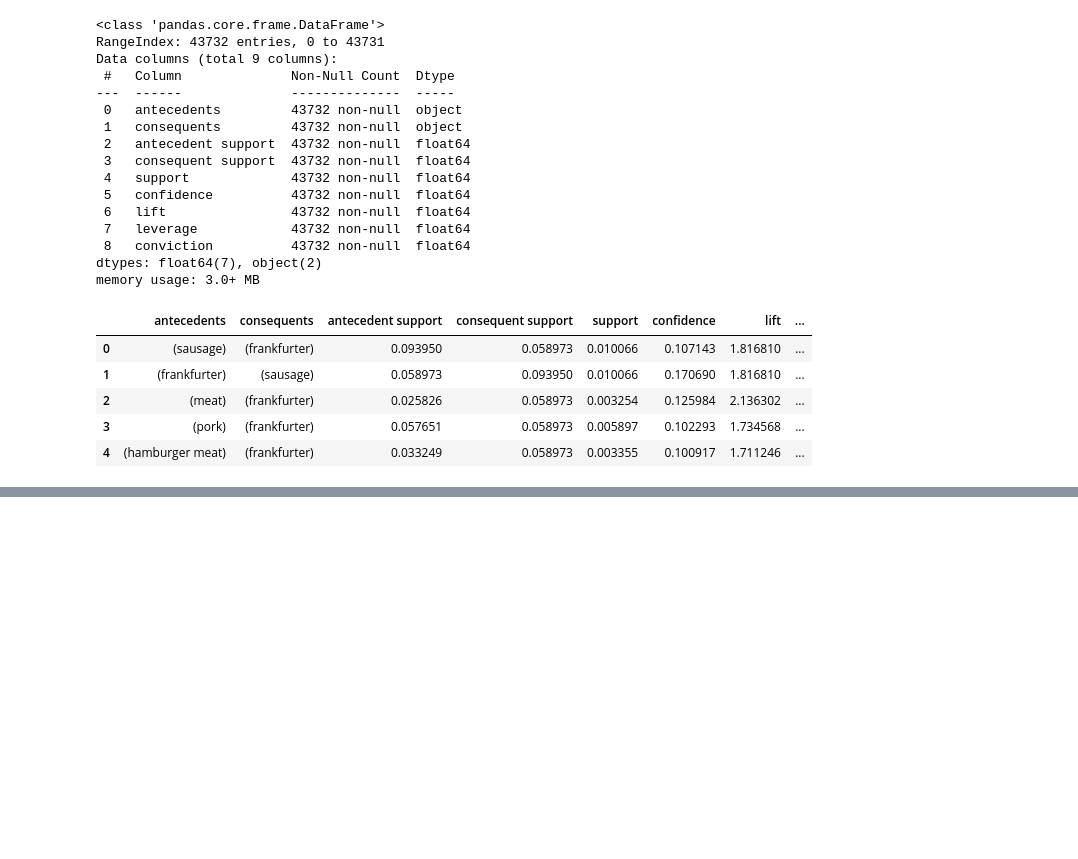
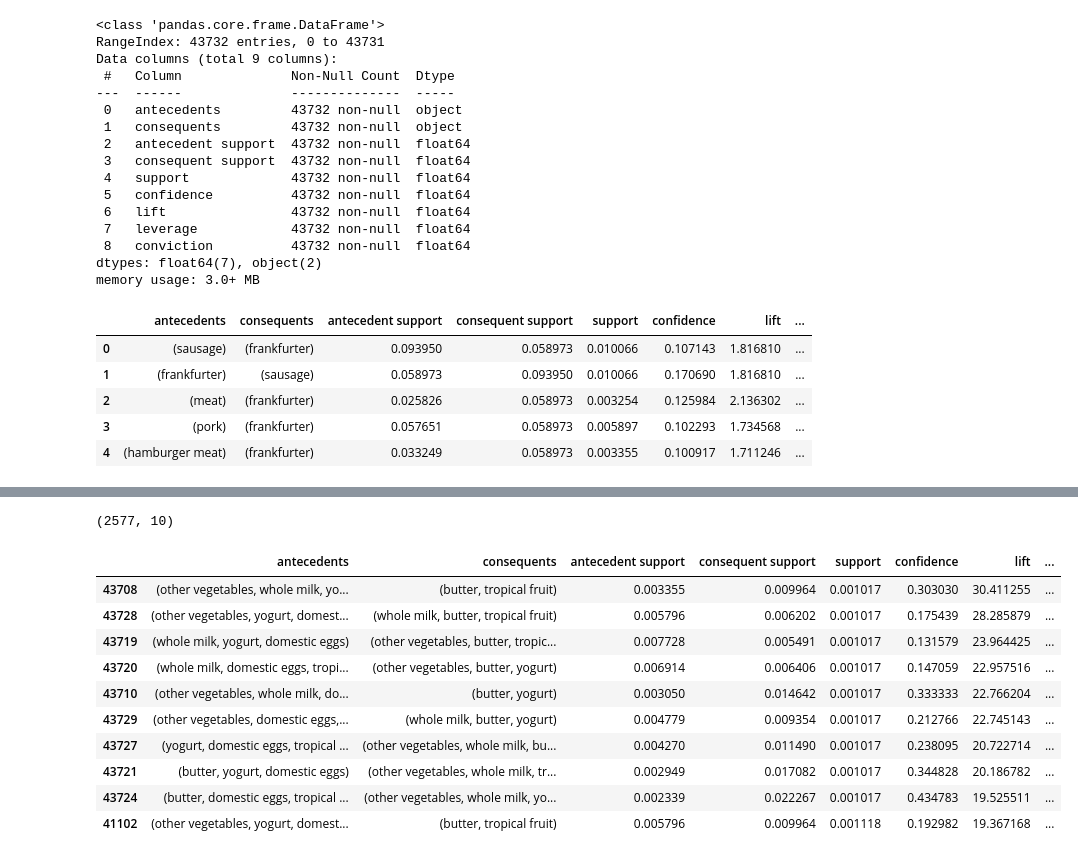
Before and after one commit to stepthom/869_course, a Jupyter notebook: association_rules/slides_arules_simple.ipynb, the cells around one changed output, grey strips where cells are left out. Saved outputs shown, nothing was run; the diff lists cells and outputs as text; code cells hidden in the pictures; blank space fills up the shorter version.

```diff
--- a/association_rules/slides_arules_simple.ipynb
+++ b/association_rules/slides_arules_simple.ipynb
@@ -201,0 +233,23 @@ rules[ (rules['antecedents'].apply(lambda x: 'Eggs' in x)) & (rules['antecedent_
+# %%
+# OK, cool. Now, Let's find all rules that contain eggs on the LHS
+
+search_set = set({'domestic eggs'})
+
+sub = rules[(rules['antecedents'].apply(lambda x: is_any_in(search_set, x))) &
+            (rules['antecedent_len'] >=1) ].sort_values('lift', ascending=False)
+
+sub.shape
+display(sub.head(10))
+# %% [output]
+(2577, 10)
+|  | antecedents | consequents | antecedent support | consequent support | support | confidence | lift | ... |
+| 43708 | (other vegetables, whole milk, yo... | (butter, tropical fruit) | 0.003355 | 0.009964 | 0.001017 | 0.303030 | 30.411255 | ... |
+| 43728 | (other vegetables, yogurt, domest... | (whole milk, butter, tropical fruit) | 0.005796 | 0.006202 | 0.001017 | 0.175439 | 28.285879 | ... |
+| 43719 | (whole milk, yogurt, domestic eggs) | (other vegetables, butter, tropic... | 0.007728 | 0.005491 | 0.001017 | 0.131579 | 23.964425 | ... |
+| 43720 | (whole milk, domestic eggs, tropi... | (other vegetables, butter, yogurt) | 0.006914 | 0.006406 | 0.001017 | 0.147059 | 22.957516 | ... |
+| 43710 | (other vegetables, whole milk, do... | (butter, yogurt) | 0.003050 | 0.014642 | 0.001017 | 0.333333 | 22.766204 | ... |
+| 43729 | (other vegetables, domestic eggs,... | (whole milk, butter, yogurt) | 0.004779 | 0.009354 | 0.001017 | 0.212766 | 22.745143 | ... |
+| 43727 | (yogurt, domestic eggs, tropical ... | (other vegetables, whole milk, bu... | 0.004270 | 0.011490 | 0.001017 | 0.238095 | 20.722714 | ... |
+| 43721 | (butter, yogurt, domestic eggs) | (other vegetables, whole milk, tr... | 0.002949 | 0.017082 | 0.001017 | 0.344828 | 20.186782 | ... |
+| 43724 | (butter, domestic eggs, tropical ... | (other vegetables, whole milk, yo... | 0.002339 | 0.022267 | 0.001017 | 0.434783 | 19.525511 | ... |
+| 41102 | (other vegetables, yogurt, domest... | (butter, tropical fruit) | 0.005796 | 0.009964 | 0.001118 | 0.192982 | 19.367168 | ... |
```
Also changed, not shown: parts of 13 cells of this notebook, 3 other files.
